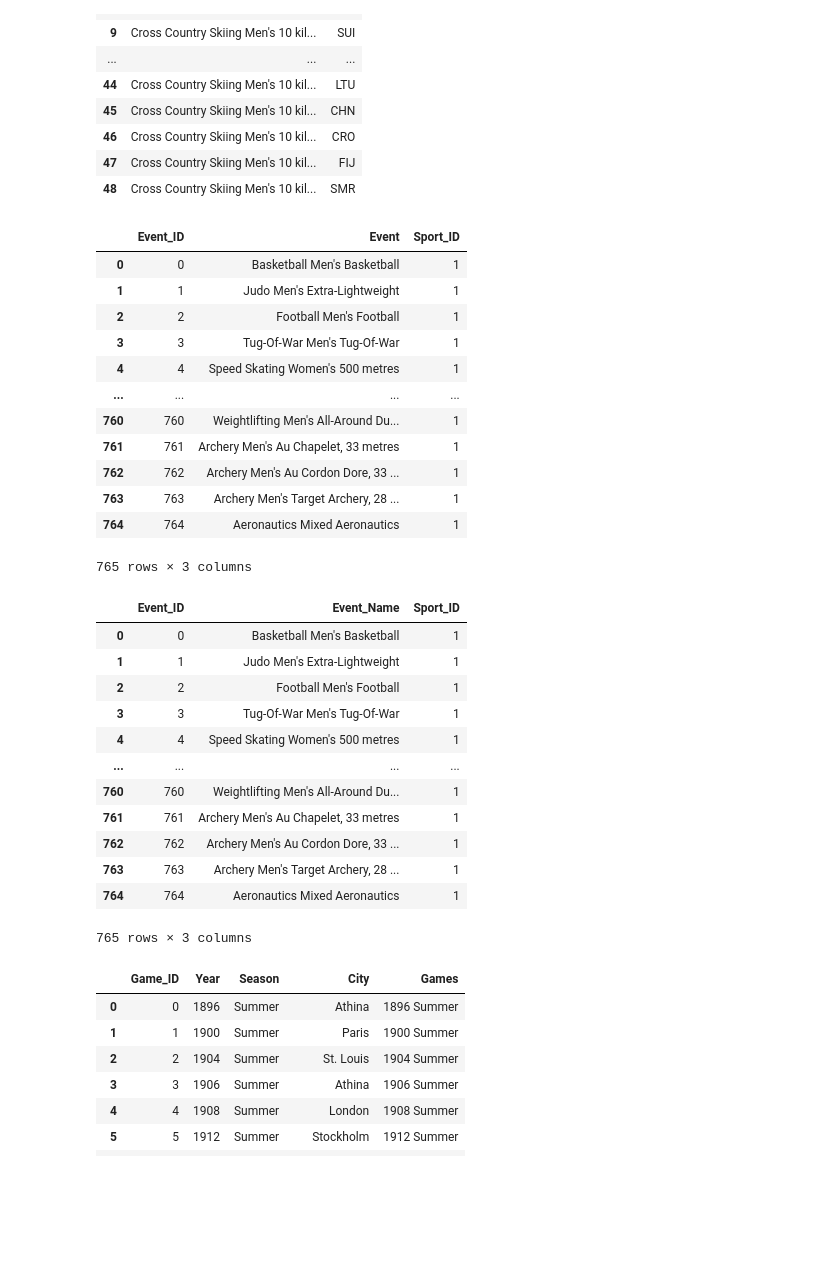
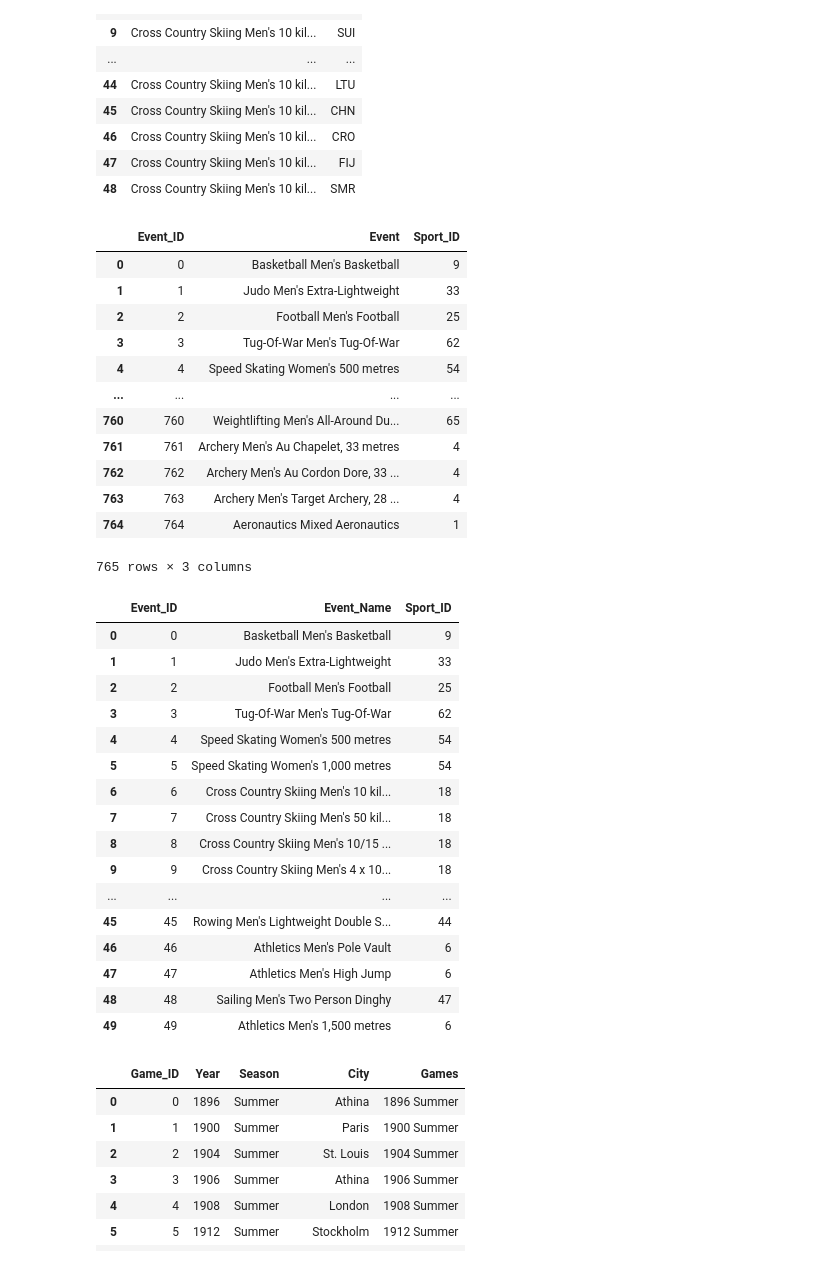
Before and after one commit to willll67/Info330-Final-Project, a Jupyter notebook: operate_data.ipynb, the cells around one changed output. Cells and saved outputs as stored; diff of their text form; code cells hidden in the pictures; blank space fills up the shorter version.

```diff
--- a/operate_data.ipynb
+++ b/operate_data.ipynb
@@ -388,7 +414,7 @@ data
 | 47 | Cross Country Skiing Men's 10 kil... | FIJ |
 | 48 | Cross Country Skiing Men's 10 kil... | SMR |
 # %%
-query = f"SELECT DISTINCT Event, (SELECT Sport_ID from Sport s where s.Sport = Sport) as Sport_ID FROM {table_name};"
+query = f"SELECT DISTINCT a.Event, (SELECT Sport_ID from Sport s where s.Sport = a.Sport) as Sport_ID FROM {table_name} a;"
 Event_data = pd.read_sql_query(query, conn)
 Event_data = Event_data.reset_index()
 Event_data = Event_data.rename(columns={'index': 'Event_ID'})
@@ -396,16 +422,16 @@ Event_data = Event_data.rename(columns={'index': 'Event_ID'})
 Event_data
 # %% [output]
 |  | Event_ID | Event | Sport_ID |
-| 0 | 0 | Basketball Men's Basketball | 1 |
-| 1 | 1 | Judo Men's Extra-Lightweight | 1 |
-| 2 | 2 | Football Men's Football | 1 |
-| 3 | 3 | Tug-Of-War Men's Tug-Of-War | 1 |
-| 4 | 4 | Speed Skating Women's 500 metres | 1 |
+| 0 | 0 | Basketball Men's Basketball | 9 |
+| 1 | 1 | Judo Men's Extra-Lightweight | 33 |
+| 2 | 2 | Football Men's Football | 25 |
+| 3 | 3 | Tug-Of-War Men's Tug-Of-War | 62 |
+| 4 | 4 | Speed Skating Women's 500 metres | 54 |
 | ... | ... | ... | ... |
-| 760 | 760 | Weightlifting Men's All-Around Du... | 1 |
-| 761 | 761 | Archery Men's Au Chapelet, 33 metres | 1 |
-| 762 | 762 | Archery Men's Au Cordon Dore, 33 ... | 1 |
-| 763 | 763 | Archery Men's Target Archery, 28 ... | 1 |
+| 760 | 760 | Weightlifting Men's All-Around Du... | 65 |
+| 761 | 761 | Archery Men's Au Chapelet, 33 metres | 4 |
+| 762 | 762 | Archery Men's Au Cordon Dore, 33 ... | 4 |
+| 763 | 763 | Archery Men's Target Archery, 28 ... | 4 |
 | 764 | 764 | Aeronautics Mixed Aeronautics | 1 |
 765 rows × 3 columns
 # %%
@@ -420,19 +448,23 @@ conn.commit()
 # %%
 query = f'SELECT * FROM Event;'
 data = pd.read_sql_query(query, conn)
-data
+data.head(50)
 # %% [output]
 |  | Event_ID | Event_Name | Sport_ID |
-| 0 | 0 | Basketball Men's Basketball | 1 |
-| 1 | 1 | Judo Men's Extra-Lightweight | 1 |
-| 2 | 2 | Football Men's Football | 1 |
-| 3 | 3 | Tug-Of-War Men's Tug-Of-War | 1 |
-| 4 | 4 | Speed Skating Women's 500 metres | 1 |
+| 0 | 0 | Basketball Men's Basketball | 9 |
+| 1 | 1 | Judo Men's Extra-Lightweight | 33 |
+| 2 | 2 | Football Men's Football | 25 |
+| 3 | 3 | Tug-Of-War Men's Tug-Of-War | 62 |
+| 4 | 4 | Speed Skating Women's 500 metres | 54 |
+| 5 | 5 | Speed Skating Women's 1,000 metres | 54 |
+| 6 | 6 | Cross Country Skiing Men's 10 kil... | 18 |
+| 7 | 7 | Cross Country Skiing Men's 50 kil... | 18 |
+| 8 | 8 | Cross Country Skiing Men's 10/15 ... | 18 |
+| 9 | 9 | Cross Country Skiing Men's 4 x 10... | 18 |
 | ... | ... | ... | ... |
-| 760 | 760 | Weightlifting Men's All-Around Du... | 1 |
-| 761 | 761 | Archery Men's Au Chapelet, 33 metres | 1 |
-| 762 | 762 | Archery Men's Au Cordon Dore, 33 ... | 1 |
-| 763 | 763 | Archery Men's Target Archery, 28 ... | 1 |
-| 764 | 764 | Aeronautics Mixed Aeronautics | 1 |
+| 45 | 45 | Rowing Men's Lightweight Double S... | 44 |
+| 46 | 46 | Athletics Men's Pole Vault | 6 |
+| 47 | 47 | Athletics Men's High Jump | 6 |
+| 48 | 48 | Sailing Men's Two Person Dinghy | 47 |
+| 49 | 49 | Athletics Men's 1,500 metres | 6 |
-765 rows × 3 columns
 # %%
```
Also changed, not shown: parts of 22 cells of this notebook, 3 other files.
